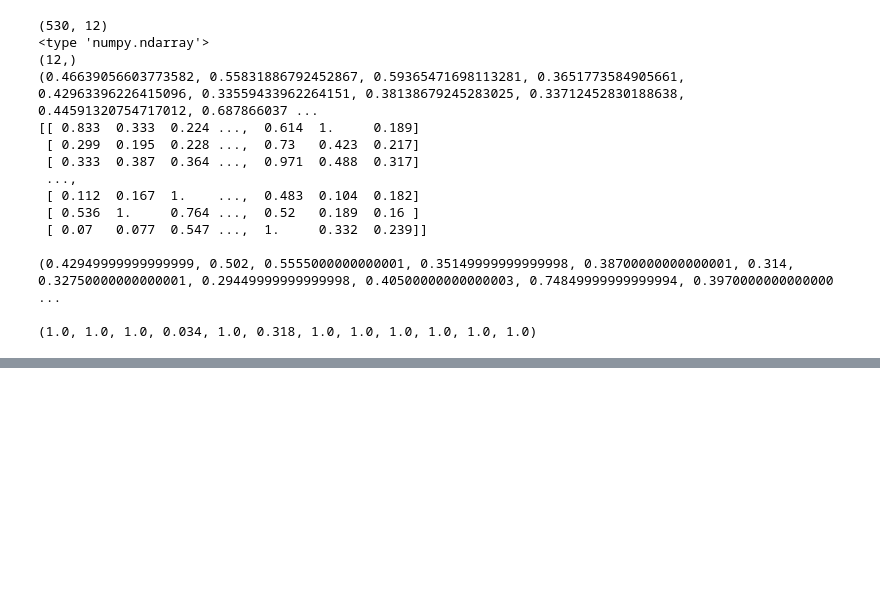
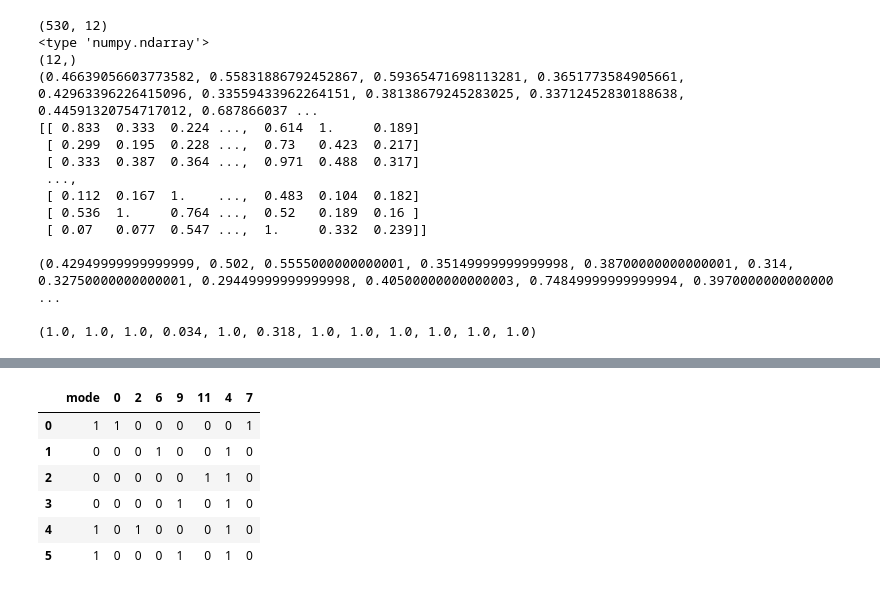
Before and after one commit to trishaandrews/music_explorer, a Jupyter notebook: million_song_subset_explore.ipynb, the cells around one changed output, grey strips where cells are left out. Cells and saved outputs as stored; diff of their text form; code cells hidden in the pictures; blank space fills up the shorter version.

```diff
--- a/million_song_subset_explore.ipynb
+++ b/million_song_subset_explore.ipynb
@@ -219,0 +306,3 @@ print tuple(stats.mode(seg_pitches)[0].tolist()[0])
+# %%
+modes = df["mode"]
+modes.head(6)
@@ -219,0 +317,3 @@ print tuple(stats.mode(seg_pitches)[0].tolist()[0])
+# %%
+keys = pd.get_dummies(df["key"])
+keys.head(6)
@@ -219,0 +328,3 @@ print tuple(stats.mode(seg_pitches)[0].tolist()[0])
+# %%
+times = pd.get_dummies(df["time_sig"]) #"ts-1", "ts1", "ts3", "ts4", "ts5", "ts6", "ts7"
+times.head(6)
@@ -219,0 +339,11 @@ print tuple(stats.mode(seg_pitches)[0].tolist()[0])
+# %%
+categoricals = pd.concat([modes, keys,times], axis=1)
+categoricals.head(6)
+# %% [output]
+|  | mode | 0 | 2 | 6 | 9 | 11 | 4 | 7 |
+| 0 | 1 | 1 | 0 | 0 | 0 | 0 | 0 | 1 |
+| 1 | 0 | 0 | 0 | 1 | 0 | 0 | 1 | 0 |
+| 2 | 0 | 0 | 0 | 0 | 0 | 1 | 1 | 0 |
+| 3 | 0 | 0 | 0 | 0 | 1 | 0 | 1 | 0 |
+| 4 | 1 | 0 | 1 | 0 | 0 | 0 | 1 | 0 |
+| 5 | 1 | 0 | 0 | 0 | 1 | 0 | 1 | 0 |
```
Also changed, not shown: parts of 20 cells of this notebook.
